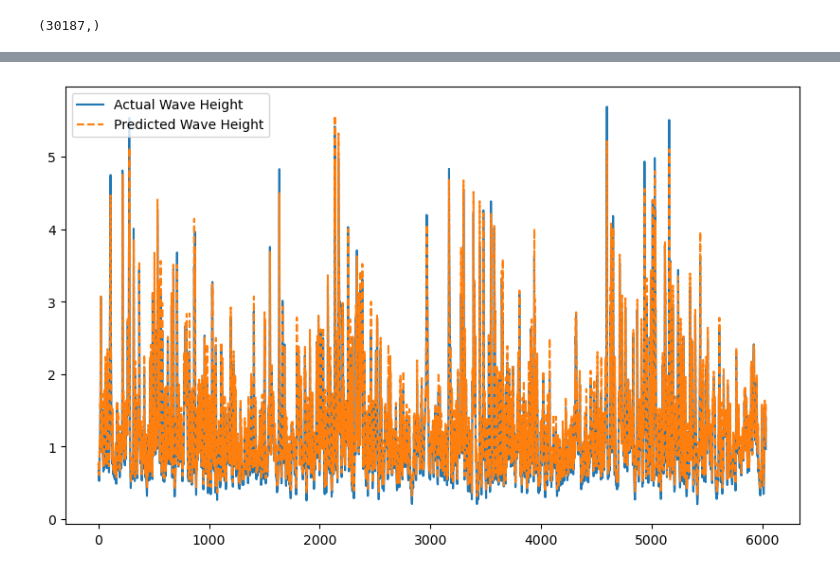
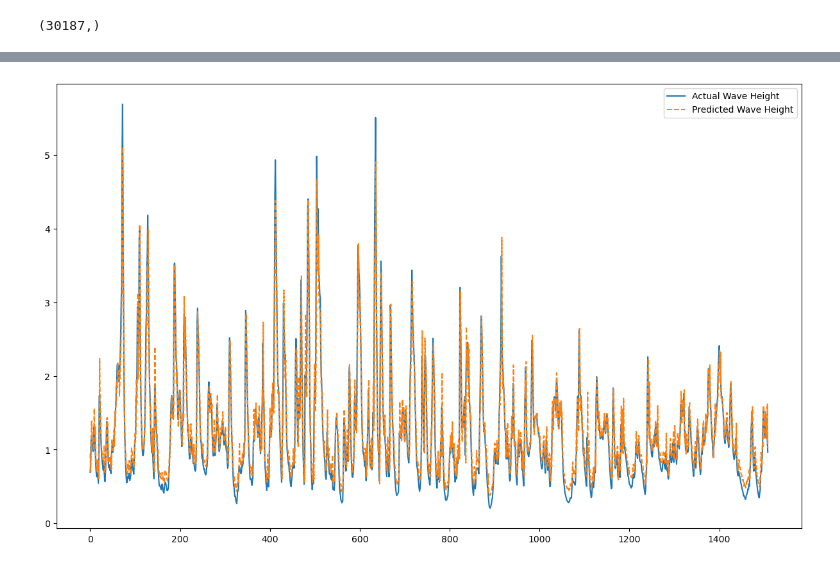
Before and after one commit to LeoWang974/PytorchStudy, a Jupyter notebook: mlBook/lab/wavePredict.ipynb, the cells around one changed output, grey strips where cells are left out. Saved outputs shown, nothing was run; the diff lists cells and outputs as text; code cells hidden in the pictures.

```diff
--- a/mlBook/lab/wavePredict.ipynb
+++ b/mlBook/lab/wavePredict.ipynb
@@ -37,7 +37,7 @@ for i in range(len(wave_heights_scaled) - time_steps):
 X, y = np.array(X), np.array(y)
 
 # 划分训练集和测试集
-train_size = int(len(X) * 0.8)
+train_size = int(len(X) * 0.95)
 X_train, X_test = X[:train_size], X[train_size:]
 y_train, y_test = y[:train_size], y[train_size:]
 
@@ -66,7 +66,7 @@ class LSTMModel(nn.Module):
 input_size = 1
 hidden_size = 50
 output_size = 1
-num_layers = 1
+num_layers = 4
 
 model = LSTMModel(input_size, hidden_size, output_size, num_layers)
 # %%
@@ -114,19 +114,19 @@ Epoch [20/20], Loss: 0.0001
 # %%
 # 预测
 model.eval()
 with torch.no_grad():
     y_pred = model(X_test_tensor).numpy()
 
 # 反归一化
 y_test_scaled = scaler.inverse_transform(y_test_tensor.numpy())
 y_pred_scaled = scaler.inverse_transform(y_pred)
 
 # 打印预测结果
 
-plt.figure(figsize=(10, 6))
+plt.figure(figsize=(15, 9))
 plt.plot(y_test_scaled, label='Actual Wave Height')
 plt.plot(y_pred_scaled, label='Predicted Wave Height', linestyle='--')
 plt.legend()
 plt.show()
 # %% [output]
-[figure, old version]
+[figure, new version]
```
Also changed, not shown: parts of 1 cell of this notebook, 2 other files.
